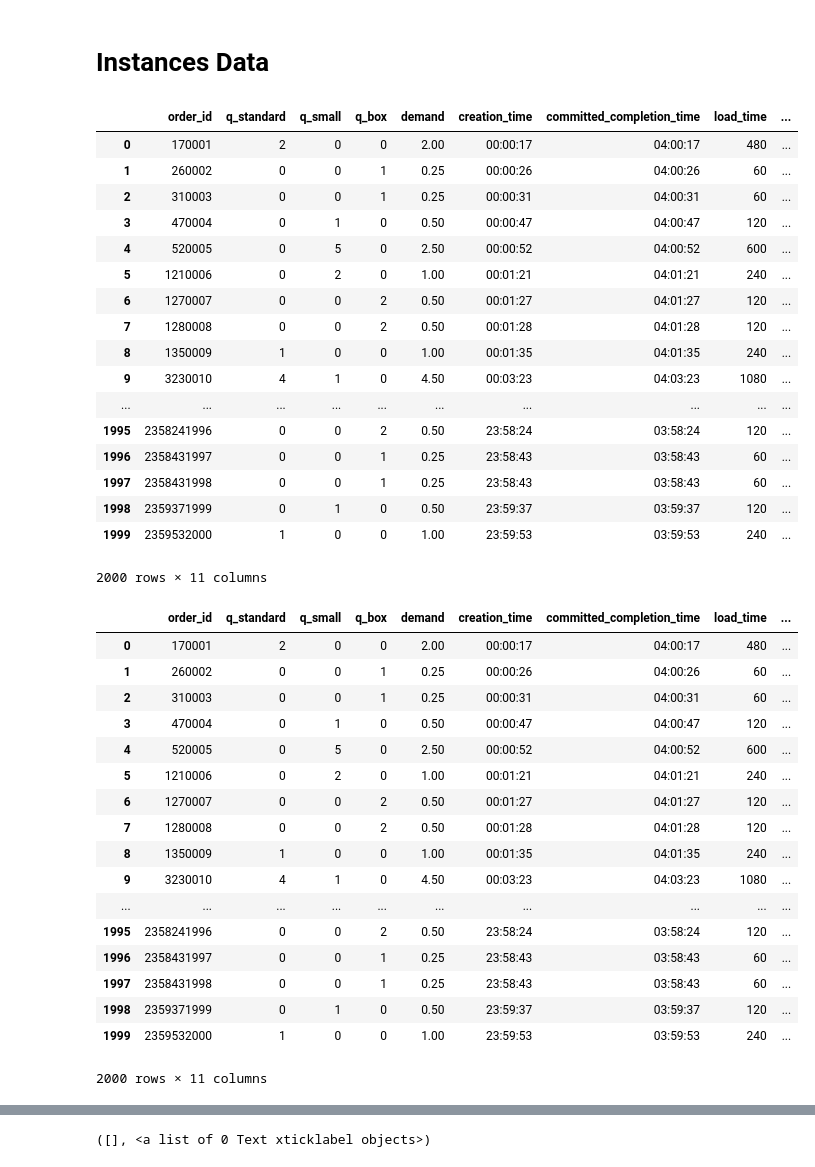
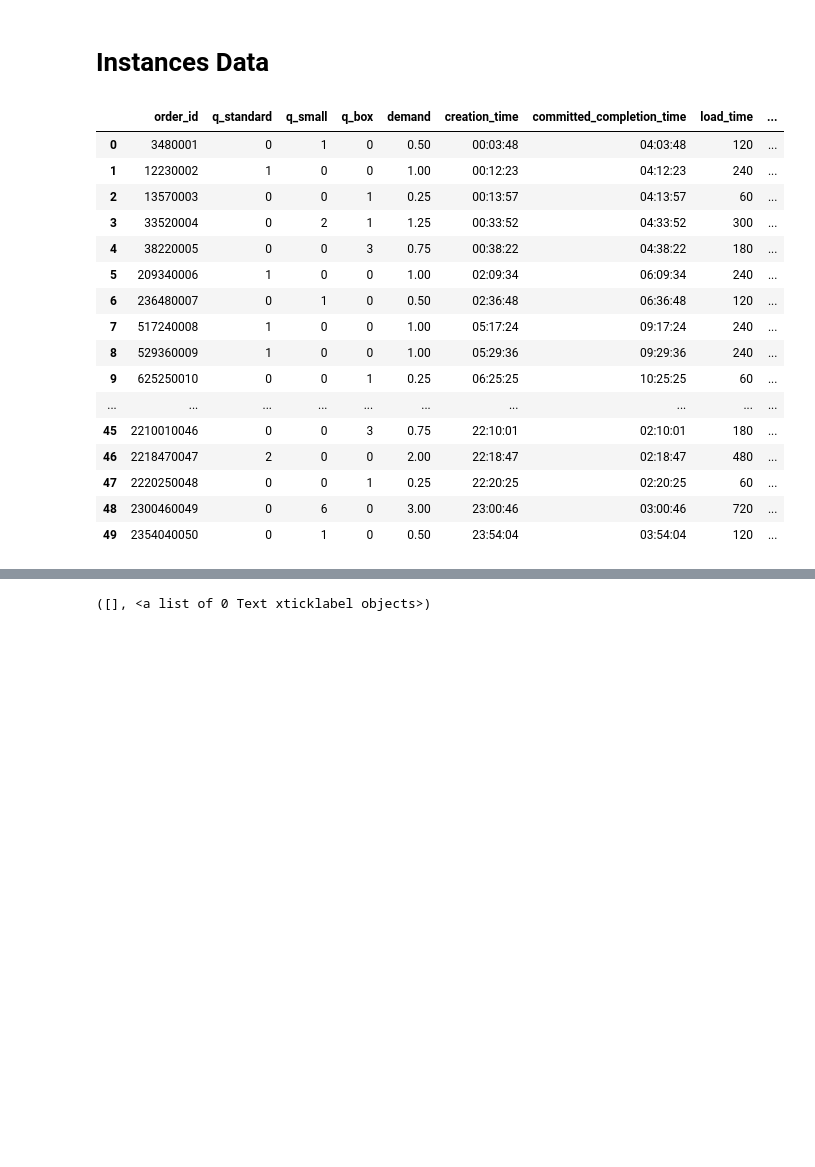
Before and after one commit to 123zhangzq/HW_DPDP, a Jupyter notebook: ScratchPaper/ScatchPaper.ipynb, the cells around one changed output, grey strips where cells are left out. Drawn from its saved outputs; the diff is of its cells as text; code cells hidden in the pictures; blank space fills up the shorter version.

```diff
--- a/ScratchPaper/ScatchPaper.ipynb
+++ b/ScratchPaper/ScatchPaper.ipynb
@@ -357,45 +333,26 @@ t_dict['7782ed919d8f4dd6a1fb220dacd73445']['390904f3744145508d8c9f8361a23e72']
 # %% [markdown]
 # Instances Data
 # %%
-csv_data = pd.read_csv('/Users/zzq/Desktop/ERP_2021/HUAWEI_dpdp/code/Git/simulator/dpdp_competition/benchmark/instance_41/2000_1.csv')
+csv_data = pd.read_csv('/Users/zzq/Desktop/ERP_2021/HUAWEI_dpdp/code/Git/simulator/dpdp_competition/benchmark/instance_1/50_1.csv')
 csv_data
 # %% [output]
 |  | order_id | q_standard | q_small | q_box | demand | creation_time | committed_completion_time | load_time | ... |
-| 0 | 170001 | 2 | 0 | 0 | 2.00 | 00:00:17 | 04:00:17 | 480 | ... |
-| 1 | 260002 | 0 | 0 | 1 | 0.25 | 00:00:26 | 04:00:26 | 60 | ... |
-| 2 | 310003 | 0 | 0 | 1 | 0.25 | 00:00:31 | 04:00:31 | 60 | ... |
-| 3 | 470004 | 0 | 1 | 0 | 0.50 | 00:00:47 | 04:00:47 | 120 | ... |
-| 4 | 520005 | 0 | 5 | 0 | 2.50 | 00:00:52 | 04:00:52 | 600 | ... |
-| 5 | 1210006 | 0 | 2 | 0 | 1.00 | 00:01:21 | 04:01:21 | 240 | ... |
-| 6 | 1270007 | 0 | 0 | 2 | 0.50 | 00:01:27 | 04:01:27 | 120 | ... |
-| 7 | 1280008 | 0 | 0 | 2 | 0.50 | 00:01:28 | 04:01:28 | 120 | ... |
-| 8 | 1350009 | 1 | 0 | 0 | 1.00 | 00:01:35 | 04:01:35 | 240 | ... |
-| 9 | 3230010 | 4 | 1 | 0 | 4.50 | 00:03:23 | 04:03:23 | 1080 | ... |
+| 0 | 3480001 | 0 | 1 | 0 | 0.50 | 00:03:48 | 04:03:48 | 120 | ... |
+| 1 | 12230002 | 1 | 0 | 0 | 1.00 | 00:12:23 | 04:12:23 | 240 | ... |
+| 2 | 13570003 | 0 | 0 | 1 | 0.25 | 00:13:57 | 04:13:57 | 60 | ... |
+| 3 | 33520004 | 0 | 2 | 1 | 1.25 | 00:33:52 | 04:33:52 | 300 | ... |
+| 4 | 38220005 | 0 | 0 | 3 | 0.75 | 00:38:22 | 04:38:22 | 180 | ... |
+| 5 | 209340006 | 1 | 0 | 0 | 1.00 | 02:09:34 | 06:09:34 | 240 | ... |
+| 6 | 236480007 | 0 | 1 | 0 | 0.50 | 02:36:48 | 06:36:48 | 120 | ... |
+| 7 | 517240008 | 1 | 0 | 0 | 1.00 | 05:17:24 | 09:17:24 | 240 | ... |
+| 8 | 529360009 | 1 | 0 | 0 | 1.00 | 05:29:36 | 09:29:36 | 240 | ... |
+| 9 | 625250010 | 0 | 0 | 1 | 0.25 | 06:25:25 | 10:25:25 | 60 | ... |
 | ... | ... | ... | ... | ... | ... | ... | ... | ... | ... |
-| 1995 | 2358241996 | 0 | 0 | 2 | 0.50 | 23:58:24 | 03:58:24 | 120 | ... |
-| 1996 | 2358431997 | 0 | 0 | 1 | 0.25 | 23:58:43 | 03:58:43 | 60 | ... |
-| 1997 | 2358431998 | 0 | 0 | 1 | 0.25 | 23:58:43 | 03:58:43 | 60 | ... |
-| 1998 | 2359371999 | 0 | 1 | 0 | 0.50 | 23:59:37 | 03:59:37 | 120 | ... |
-| 1999 | 2359532000 | 1 | 0 | 0 | 1.00 | 23:59:53 | 03:59:53 | 240 | ... |
+| 45 | 2210010046 | 0 | 0 | 3 | 0.75 | 22:10:01 | 02:10:01 | 180 | ... |
+| 46 | 2218470047 | 2 | 0 | 0 | 2.00 | 22:18:47 | 02:18:47 | 480 | ... |
+| 47 | 2220250048 | 0 | 0 | 1 | 0.25 | 22:20:25 | 02:20:25 | 60 | ... |
+| 48 | 2300460049 | 0 | 6 | 0 | 3.00 | 23:00:46 | 03:00:46 | 720 | ... |
+| 49 | 2354040050 | 0 | 1 | 0 | 0.50 | 23:54:04 | 03:54:04 | 120 | ... |
-2000 rows × 11 columns
-|  | order_id | q_standard | q_small | q_box | demand | creation_time | committed_completion_time | load_time | ... |
-| 0 | 170001 | 2 | 0 | 0 | 2.00 | 00:00:17 | 04:00:17 | 480 | ... |
-| 1 | 260002 | 0 | 0 | 1 | 0.25 | 00:00:26 | 04:00:26 | 60 | ... |
-| 2 | 310003 | 0 | 0 | 1 | 0.25 | 00:00:31 | 04:00:31 | 60 | ... |
-| 3 | 470004 | 0 | 1 | 0 | 0.50 | 00:00:47 | 04:00:47 | 120 | ... |
-| 4 | 520005 | 0 | 5 | 0 | 2.50 | 00:00:52 | 04:00:52 | 600 | ... |
-| 5 | 1210006 | 0 | 2 | 0 | 1.00 | 00:01:21 | 04:01:21 | 240 | ... |
-| 6 | 1270007 | 0 | 0 | 2 | 0.50 | 00:01:27 | 04:01:27 | 120 | ... |
-| 7 | 1280008 | 0 | 0 | 2 | 0.50 | 00:01:28 | 04:01:28 | 120 | ... |
-| 8 | 1350009 | 1 | 0 | 0 | 1.00 | 00:01:35 | 04:01:35 | 240 | ... |
-| 9 | 3230010 | 4 | 1 | 0 | 4.50 | 00:03:23 | 04:03:23 | 1080 | ... |
-| ... | ... | ... | ... | ... | ... | ... | ... | ... | ... |
-| 1995 | 2358241996 | 0 | 0 | 2 | 0.50 | 23:58:24 | 03:58:24 | 120 | ... |
-| 1996 | 2358431997 | 0 | 0 | 1 | 0.25 | 23:58:43 | 03:58:43 | 60 | ... |
-| 1997 | 2358431998 | 0 | 0 | 1 | 0.25 | 23:58:43 | 03:58:43 | 60 | ... |
-| 1998 | 2359371999 | 0 | 1 | 0 | 0.50 | 23:59:37 | 03:59:37 | 120 | ... |
-| 1999 | 2359532000 | 1 | 0 | 0 | 1.00 | 23:59:53 | 03:59:53 | 240 | ... |
-2000 rows × 11 columns
 # %%
 
 def plot_orders(order_number, just_this_order = True):
```
Also changed, not shown: parts of 3 cells of this notebook, 4 other files.
